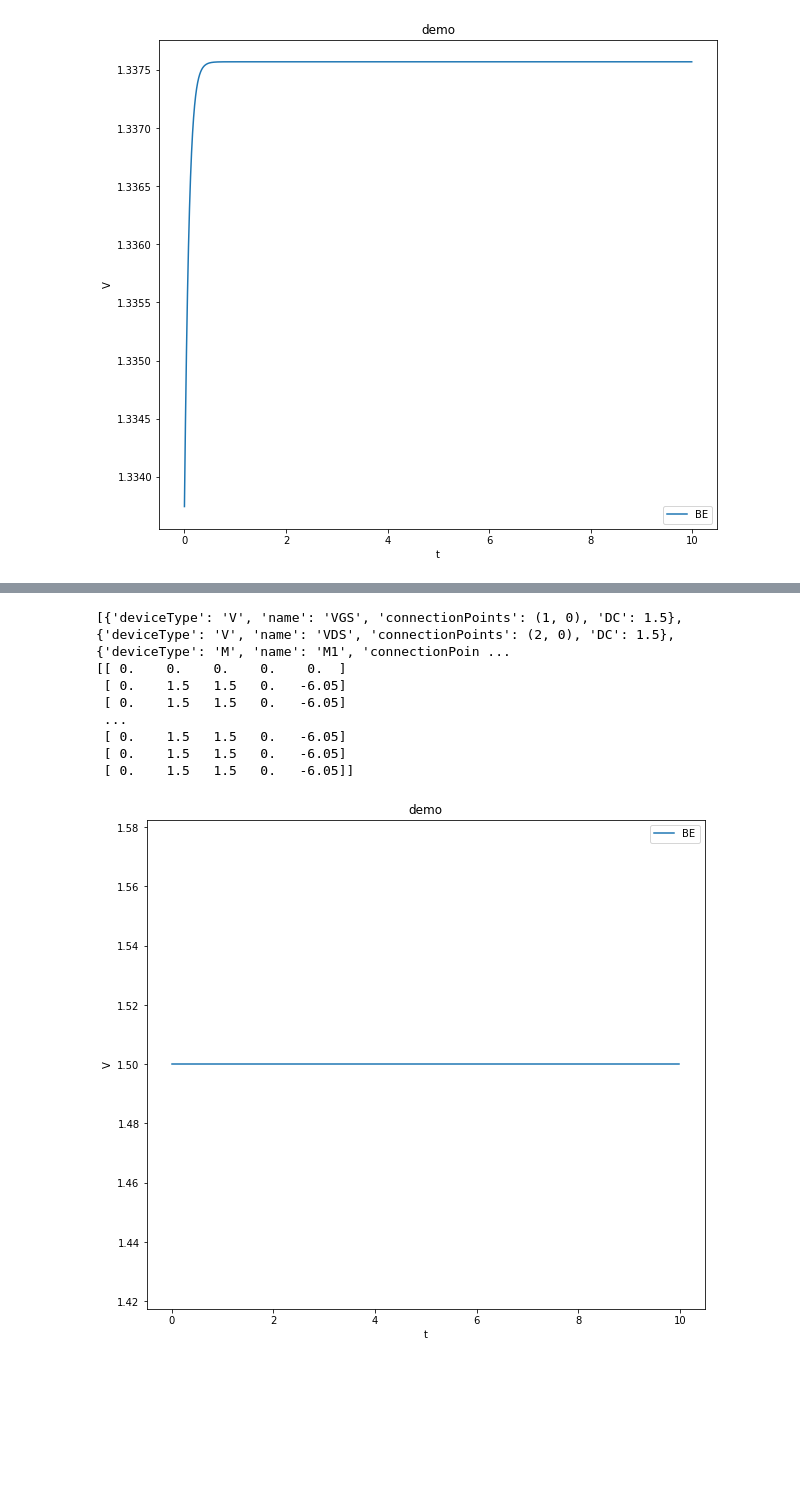
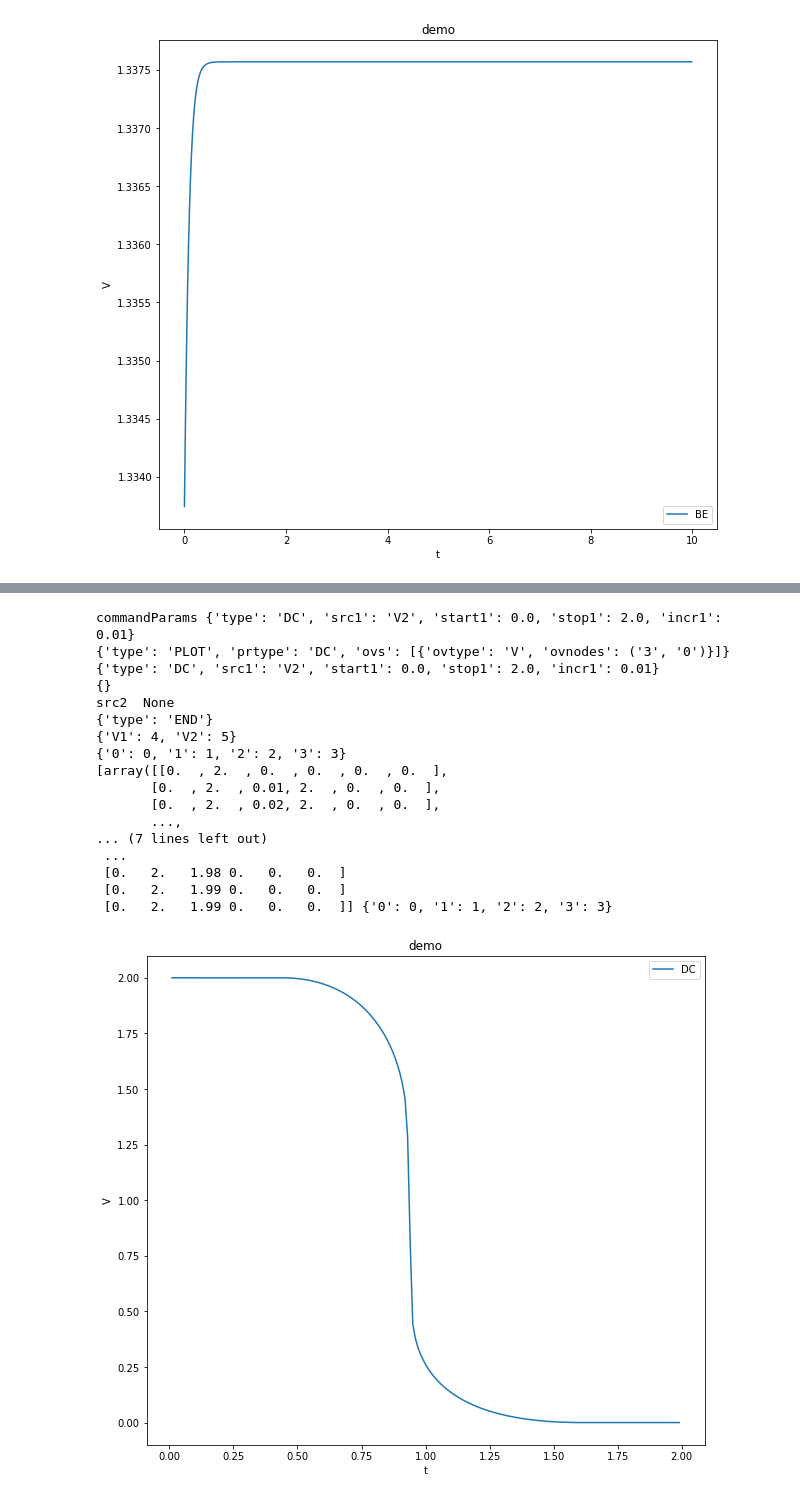
Before and after one commit to GaryYuyjl/EDAproject, a Jupyter notebook: 未命名.ipynb, the cells around one changed output, grey strips where cells are left out. Drawn from its saved outputs; the diff is of its cells as text; code cells hidden in the pictures; blank space fills up the shorter version.

```diff
--- a/未命名.ipynb
+++ b/未命名.ipynb
@@ -196,26 +274,40 @@ mySpice.plotTranWithMatplotlib(step=0.01, stop = 1000)
 # %%
 netlist = """
 *netlist example 1
-Vgs g 0 1.5
-Vds d 0 1.5
-M1 d g 0 0 NMOS
-.plot tran V(d)
+V1 1 0 2.0
+V2 2 0 1
+*R 3 0 1000000M
+M1 3 2 1 1 PMOS
+M2 3 2 0 0 NMOS
+
+.plot DC V(3)
+.DC V2 0 2 0.01
 .end
 """
 
 from Spice import Spice
 mySpice = Spice()
 mySpice.parse(netlist)
-mySpice.solveTran(method='BE', step=0.01, stop = 1000)
+mySpice.plotDCWithMatplotlib(0, 2, 0.01, abscissa='2')
+#mySpice.solveTran(method='BE', step=0.01, stop = 1000)
 #mySpice.solveTran(method='BE')
-mySpice.plotTranWithMatplotlib(step=0.01, stop = 1000)
+#mySpice.plotTranWithMatplotlib(step=0.01, stop = 1000)
 # %% [output]
-[{'deviceType': 'V', 'name': 'VGS', 'connectionPoints': (1, 0), 'DC': 1.5}, {'deviceType': 'V', 'name': 'VDS', 'connectionPoints': (2, 0), 'DC': 1.5}, {'deviceType': 'M', 'name': 'M1', 'connectionPoin ...
-[[ 0.    0.    0.    0.    0.  ]
- [ 0.    1.5   1.5   0.   -6.05]
- [ 0.    1.5   1.5   0.   -6.05]
+commandParams {'type': 'DC', 'src1': 'V2', 'start1': 0.0, 'stop1': 2.0, 'incr1': 0.01}
+{'type': 'PLOT', 'prtype': 'DC', 'ovs': [{'ovtype': 'V', 'ovnodes': ('3', '0')}]}
+{'type': 'DC', 'src1': 'V2', 'start1': 0.0, 'stop1': 2.0, 'incr1': 0.01}
+{}
+src2  None
+{'type': 'END'}
+{'V1': 4, 'V2': 5}
+{'0': 0, '1': 1, '2': 2, '3': 3}
+[array([[0.  , 2.  , 0.  , 0.  , 0.  , 0.  ],
+       [0.  , 2.  , 0.01, 2.  , 0.  , 0.  ],
+       [0.  , 2.  , 0.02, 2.  , 0.  , 0.  ],
+       ...,
+... (7 lines left out)
  ...
- [ 0.    1.5   1.5   0.   -6.05]
- [ 0.    1.5   1.5   0.   -6.05]
- [ 0.    1.5   1.5   0.   -6.05]]
+ [0.   2.   1.98 0.   0.   0.  ]
+ [0.   2.   1.99 0.   0.   0.  ]
+ [0.   2.   1.99 0.   0.   0.  ]] {'0': 0, '1': 1, '2': 2, '3': 3}
-[figure, old version]
+[figure, new version]
```
Also changed, not shown: parts of 2 cells of this notebook, 4 other files.
